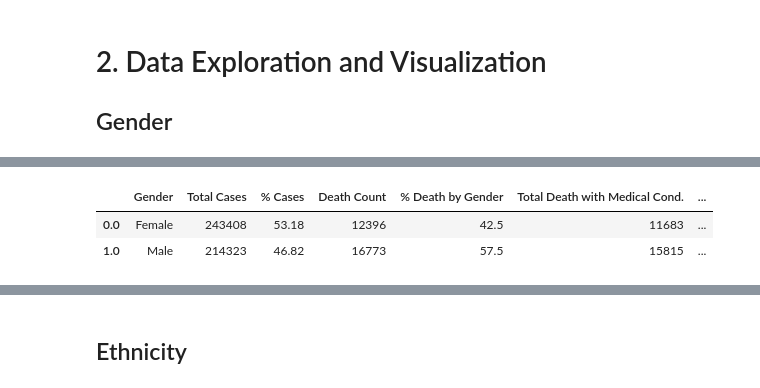
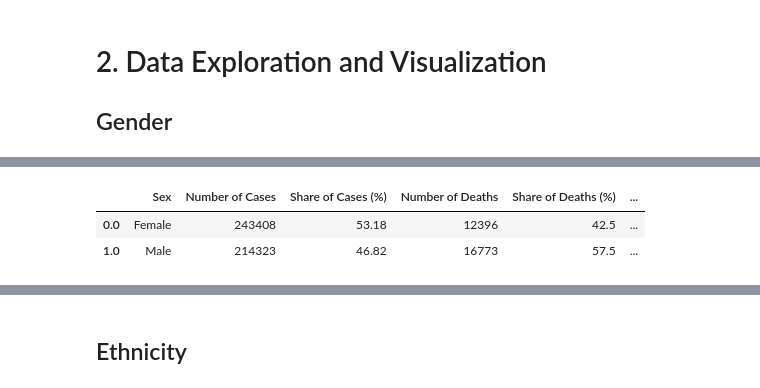
Before and after one commit to hjfeldy/Covid, a Jupyter notebook: Presentation Notebook.ipynb, the cells around one changed output, grey strips where cells are left out. Cells and saved outputs as stored; diff of their text form; code cells hidden in the pictures.

```diff
--- a/Presentation Notebook.ipynb
+++ b/Presentation Notebook.ipynb
@@ -235,35 +220,41 @@ clean_data_df.head()
 # %%
+df = pd.read_csv('./Data/clean_data.csv')
+
+# Are more men dying from COVID-19 than woman ?
+
+clean_data_df = df
+
 # Calculate the distribution of female versus male COVID-19 Cases
 total_cases= len(clean_data_df['sex'])
 
 by_gender_count=clean_data_df["sex"].value_counts()
 
 by_gender_pct = (100*(by_gender_count/total_cases)).round(2)
 
-# Calculate the distribution of female versus male death by COVID-19
+# Calculate the distribution of female versus male deaths by COVID-19
 death = clean_data_df[(clean_data_df['death_yn'] == 1.0)]
 total_death = len(death['death_yn'])
 by_gender_death=death["sex"].value_counts()
 by_gender_death_pct = (100*(by_gender_death/total_death)).round(2)
 
 
-# Calculate the distribution of female versus male death with underlying medical condition by COVID-19
+# Calculate the distribution of female versus male deaths with underlying medical condition by COVID-19
 death_med_cond = death[(death['medcond_yn'] == 1.0)]
 total_death_med_cond = len(death_med_cond['medcond_yn'])
 by_gender_death_med_cond = death_med_cond["sex"].value_counts()
 by_gender_death_med_cond_pct = (100*(by_gender_death_med_cond/total_death_med_cond)).round(2)
 
 # Assemble the resulting series into a single summary dataframe.
-gender_df = pd.DataFrame({"Gender": ["Female", "Male"],
-                          "Total Cases": by_gender_count,
-                          "% Cases": by_gender_pct,
-                          "Death Count":by_gender_death,
-                          "% Death by Gender":by_gender_death_pct,
-                          "Total Death with Medical Cond.": by_gender_death_med_cond,
-                          "% Death with Medical Cond. by Gender":by_gender_death_med_cond_pct })
+gender_df = pd.DataFrame({"Sex": ["Female", "Male"],
+                          "Number of Cases": by_gender_count,
+                          "Share of Cases (%)": by_gender_pct,
+                          "Number of Deaths":by_gender_death,
+                          "Share of Deaths (%)":by_gender_death_pct,
+                          "Deaths with underlying condition": by_gender_death_med_cond,
+                          "Share of Death with underlying condition (%)":by_gender_death_med_cond_pct })
 
 gender_df
 # %% [output]
-|  | Gender | Total Cases | % Cases | Death Count | % Death by Gender | Total Death with Medical Cond. | ... |
-| 0.0 | Female | 243408 | 53.18 | 12396 | 42.5 | 11683 | ... |
-| 1.0 | Male | 214323 | 46.82 | 16773 | 57.5 | 15815 | ... |
+|  | Sex | Number of Cases | Share of Cases (%) | Number of Deaths | Share of Deaths (%) | ... |
+| 0.0 | Female | 243408 | 53.18 | 12396 | 42.5 | ... |
+| 1.0 | Male | 214323 | 46.82 | 16773 | 57.5 | ... |
```
Also changed, not shown: parts of 37 cells of this notebook, 20 other files.
